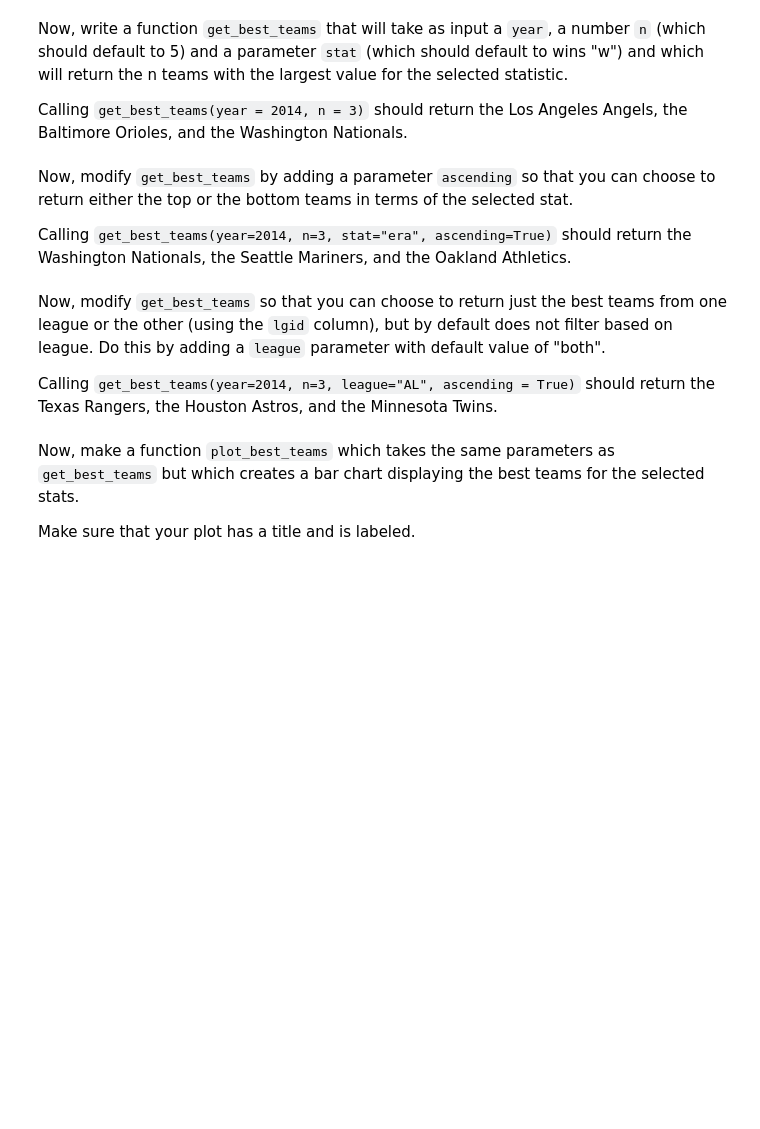
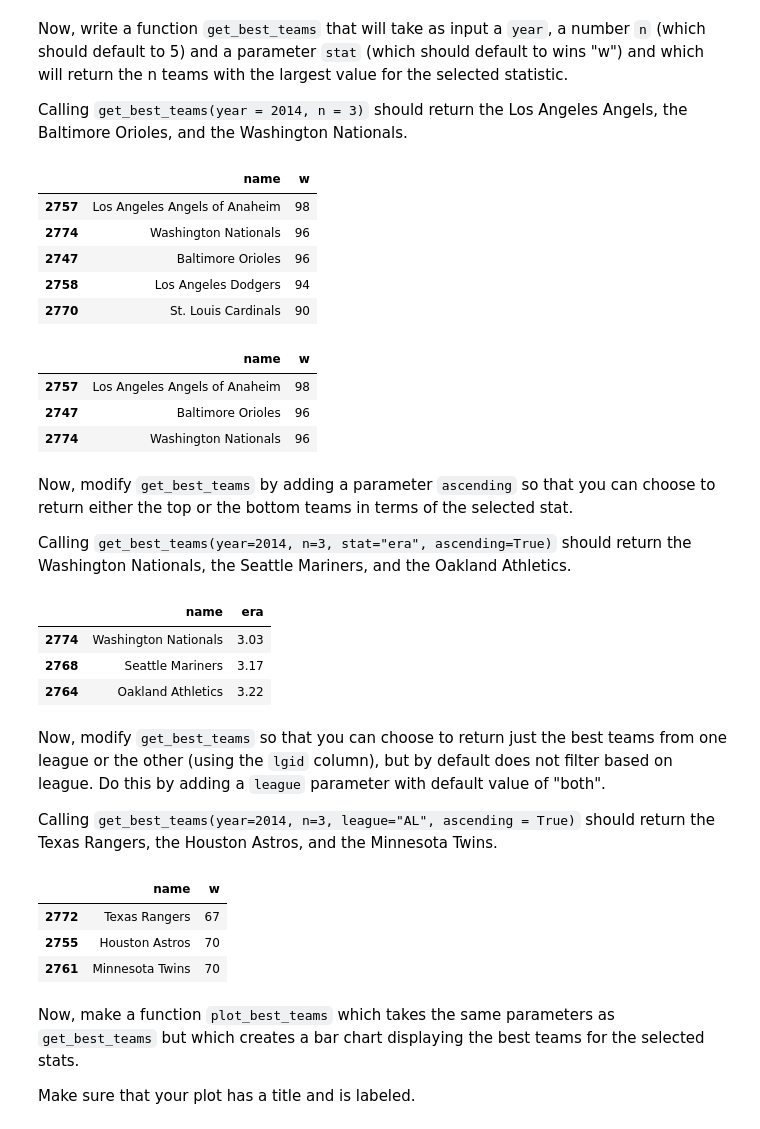
Before and after one commit to NSS-Data-Analytics-Cohort-11/loops-functions-practice-Jordan-D-Taylor, a Jupyter notebook: notebooks/Loops_and_Functions_Practice.ipynb, the cells around one changed output. Drawn from its saved outputs; the diff is of its cells as text; code cells hidden in the pictures; blank space fills up the shorter version.

```diff
--- a/notebooks/Loops_and_Functions_Practice.ipynb
+++ b/notebooks/Loops_and_Functions_Practice.ipynb
@@ -239,3 +243,13 @@ get_teams(1872)
 Now, write a function `get_best_teams` that will take as input a `year`, a number `n` (which should default to 5) and a parameter `stat` (which should default to wins "w") and which will return the n teams with the largest value for the selected statistic.
 
 Calling `get_best_teams(year = 2014, n = 3)` should return the Los Angeles Angels, the Baltimore Orioles, and the Washington Nationals.
+# %%
+# write out the code first and work backwards
+teams[teams['yearid'] == 2014][['name', 'w']].sort_values('w', ascending=False).head(5)
+# %% [output]
+|  | name | w |
+| 2757 | Los Angeles Angels of Anaheim | 98 |
+| 2774 | Washington Nationals | 96 |
+| 2747 | Baltimore Orioles | 96 |
+| 2758 | Los Angeles Dodgers | 94 |
+| 2770 | St. Louis Cardinals | 90 |
@@ -248,3 +266,11 @@ def get_best_teams(year = x, n = 5, stat = 'w'):
+# %%
+# call function
+get_best_teams(year = 2014, n = 3)
+# %% [output]
+|  | name | w |
+| 2757 | Los Angeles Angels of Anaheim | 98 |
+| 2747 | Baltimore Orioles | 96 |
+| 2774 | Washington Nationals | 96 |
 # %% [markdown]
 Now, modify `get_best_teams` by adding a parameter `ascending` so that you can choose to return either the top or the bottom teams in terms of the selected stat.
 
@@ -254,3 +295,10 @@ Calling `get_best_teams(year=2014, n=3, stat="era", ascending=True)` should retu
+# %%
+get_best_teams(year=2014, n=3, stat="era", ascending=True)
+# %% [output]
+|  | name | era |
+| 2774 | Washington Nationals | 3.03 |
+| 2768 | Seattle Mariners | 3.17 |
+| 2764 | Oakland Athletics | 3.22 |
 # %% [markdown]
 Now, modify `get_best_teams` so that you can choose to return just the best teams from one league or the other (using the `lgid` column), but by default does not filter based on league. Do this by adding a `league` parameter with default value of "both".
 
@@ -260,3 +349,10 @@ Calling `get_best_teams(year=2014, n=3, league="AL", ascending = True)` should r
+# %%
+get_best_teams(year=2014, n=3, league="AL", ascending = True)
+# %% [output]
+|  | name | w |
+| 2772 | Texas Rangers | 67 |
+| 2755 | Houston Astros | 70 |
+| 2761 | Minnesota Twins | 70 |
 # %% [markdown]
 Now, make a function `plot_best_teams` which takes the same parameters as `get_best_teams` but which creates a bar chart displaying the best teams for the selected stats.
 
```
Also changed, not shown: parts of 20 cells of this notebook, 2 other files.
